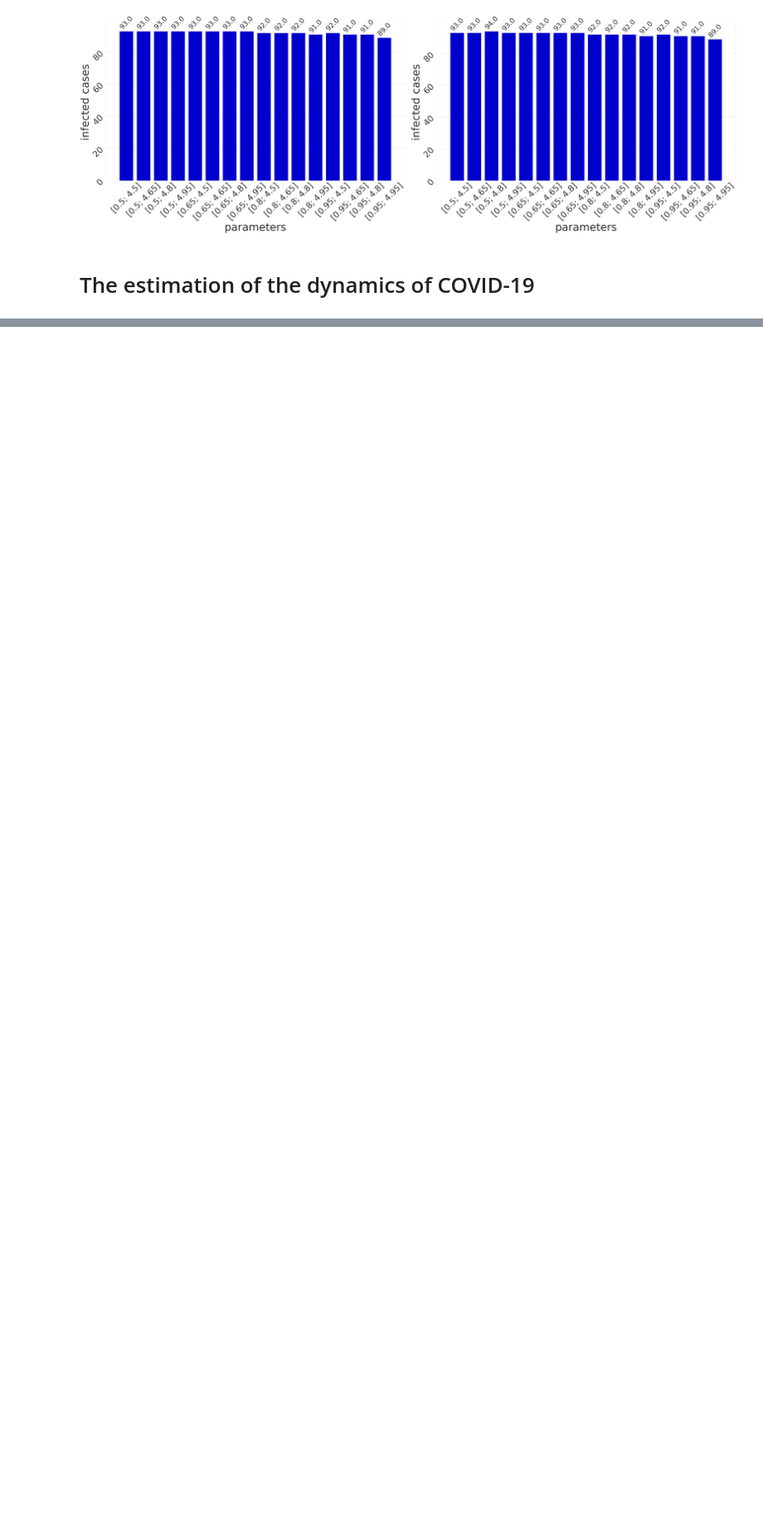
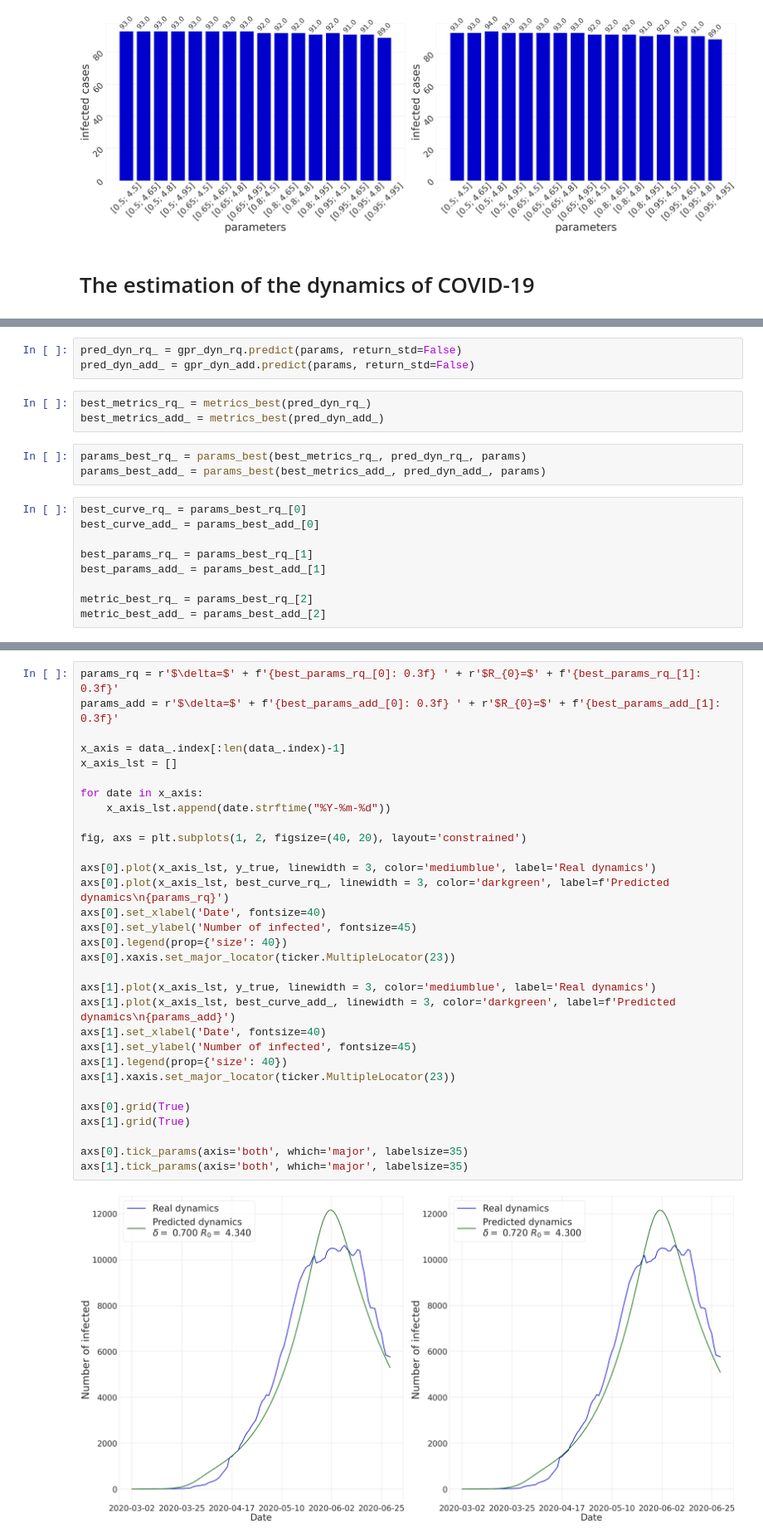
Before and after one commit to vnleonenko/COVID_AI, a Jupyter notebook: matveeva/SEIRD/example.ipynb, the cells around one changed output, grey strips where cells are left out. Shown at 83% size. Drawn from its saved outputs; the diff is of its cells as text; blank space fills up the shorter version.

```diff
--- a/matveeva/SEIRD/example.ipynb
+++ b/matveeva/SEIRD/example.ipynb
@@ -228,0 +289,18 @@ axs3[1].tick_params(axis='both', which='major', labelsize=45)
+# %%
+pred_dyn_rq_ = gpr_dyn_rq.predict(params, return_std=False)
+pred_dyn_add_ = gpr_dyn_add.predict(params, return_std=False)
+# %%
+best_metrics_rq_ = metrics_best(pred_dyn_rq_)
+best_metrics_add_ = metrics_best(pred_dyn_add_)
+# %%
+params_best_rq_ = params_best(best_metrics_rq_, pred_dyn_rq_, params)
+params_best_add_ = params_best(best_metrics_add_, pred_dyn_add_, params)
+# %%
+best_curve_rq_ = params_best_rq_[0]
+best_curve_add_ = params_best_add_[0]
+
+best_params_rq_ = params_best_rq_[1]
+best_params_add_ = params_best_add_[1]
+
+metric_best_rq_ = params_best_rq_[2]
+metric_best_add_ = params_best_add_[2]
@@ -228,0 +336,33 @@ axs3[1].tick_params(axis='both', which='major', labelsize=45)
+# %%
+params_rq = r'$\delta=$' + f'{best_params_rq_[0]: 0.3f} ' + r'$R_{0}=$' + f'{best_params_rq_[1]: 0.3f}'
+params_add = r'$\delta=$' + f'{best_params_add_[0]: 0.3f} ' + r'$R_{0}=$' + f'{best_params_add_[1]: 0.3f}'
+
+x_axis = data_.index[:len(data_.index)-1]
+x_axis_lst = []
+
+for date in x_axis:
+    x_axis_lst.append(date.strftime("%Y-%m-%d"))
+
+fig, axs = plt.subplots(1, 2, figsize=(40, 20), layout='constrained')
+
+axs[0].plot(x_axis_lst, y_true, linewidth = 3, color='mediumblue', label='Real dynamics')
+axs[0].plot(x_axis_lst, best_curve_rq_, linewidth = 3, color='darkgreen', label=f'Predicted dynamics\n{params_rq}')
+axs[0].set_xlabel('Date', fontsize=40)
+axs[0].set_ylabel('Number of infected', fontsize=45)
+axs[0].legend(prop={'size': 40})
+axs[0].xaxis.set_major_locator(ticker.MultipleLocator(23))
+
+axs[1].plot(x_axis_lst, y_true, linewidth = 3, color='mediumblue', label='Real dynamics')
+axs[1].plot(x_axis_lst, best_curve_add_, linewidth = 3, color='darkgreen', label=f'Predicted dynamics\n{params_add}')
+axs[1].set_xlabel('Date', fontsize=40)
+axs[1].set_ylabel('Number of infected', fontsize=45)
+axs[1].legend(prop={'size': 40})
+axs[1].xaxis.set_major_locator(ticker.MultipleLocator(23))
+
+axs[0].grid(True)
+axs[1].grid(True)
+
+axs[0].tick_params(axis='both', which='major', labelsize=35)
+axs[1].tick_params(axis='both', which='major', labelsize=35)
+# %% [output]
+[figure, added]
```
Also changed, not shown: parts of 13 cells of this notebook, 1 other file.
